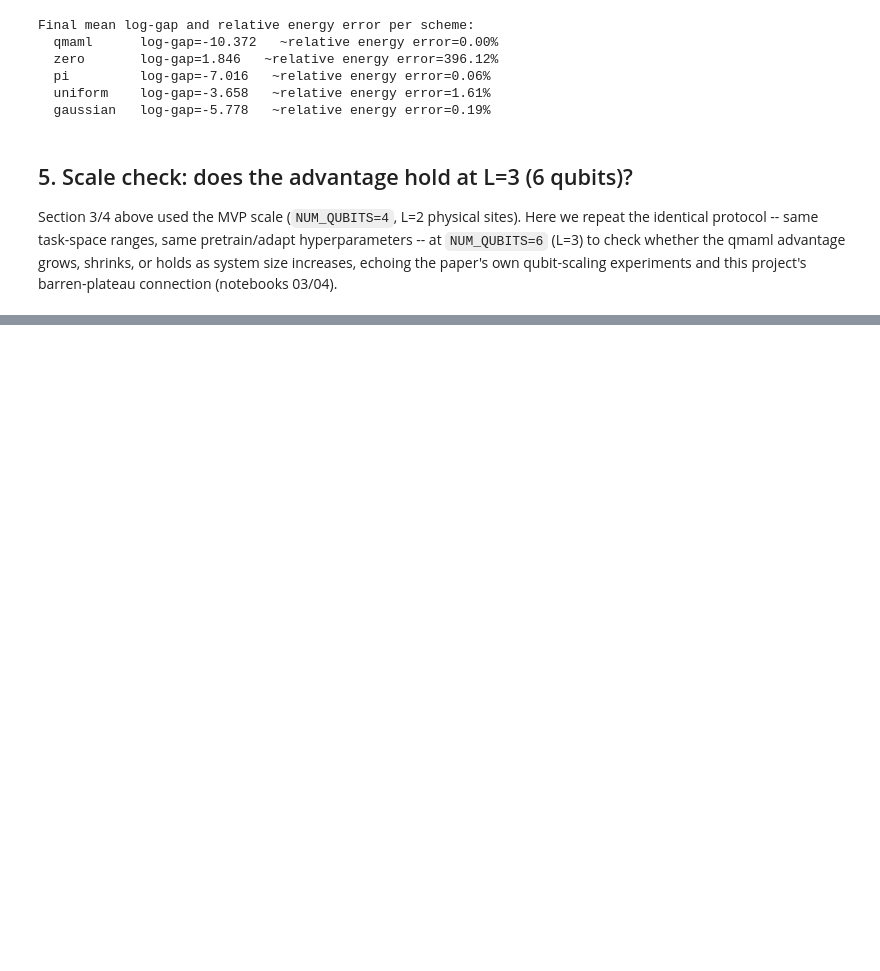
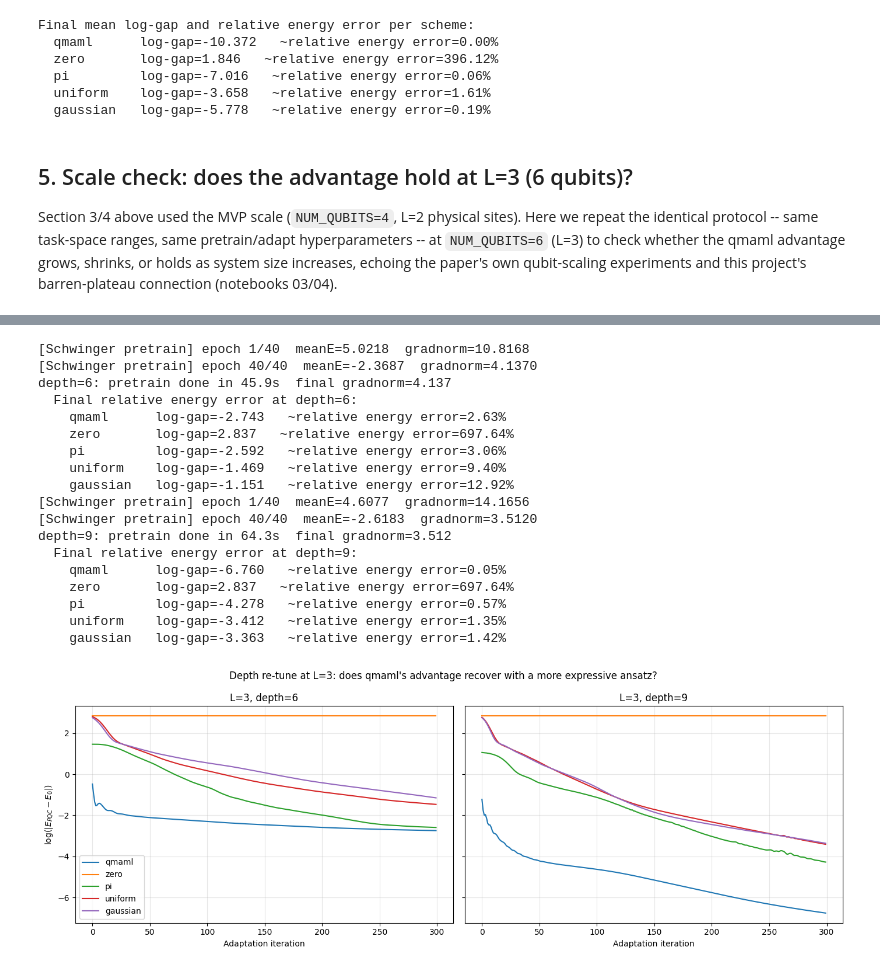
Before and after one commit to arnavk23/GSoC-ML4Sci-QMAML, a Jupyter notebook: research_notebooks/07_Schwinger_Model_QMAML.ipynb, the cells around one changed output, grey strips where cells are left out. Saved outputs shown, nothing was run; the diff lists cells and outputs as text; code cells hidden in the pictures; blank space fills up the shorter version.

Commit message:
third set of results

```diff
--- a/research_notebooks/07_Schwinger_Model_QMAML.ipynb
+++ b/research_notebooks/07_Schwinger_Model_QMAML.ipynb
@@ -265,0 +274,73 @@ Final mean log-gap and relative energy error per scheme (L=3, 6 qubits):
+# %%
+depth_sweep_results = {}
+for DEPTH_TRY in [6, 9]:
+    torch.manual_seed(SEED_L3)
+    np.random.seed(SEED_L3)
+
+    t0 = time.time()
+    learner_d, pqc_d, hist_d = pretrain_learner_schwinger(
+        NUM_QUBITS_L3, DEPTH_TRY, train_tasks_l3, epochs=PRETRAIN_EPOCHS, lr=PRETRAIN_LR, w0_scale=0.3, log_every=40
+    )
+    print(f"depth={DEPTH_TRY}: pretrain done in {time.time()-t0:.1f}s  final gradnorm={hist_d['grad_norm'][-1]:.3f}")
+
+    shape_d = param_shape(NUM_QUBITS_L3, DEPTH_TRY)
+    gaps_d = {k: [] for k in INIT_SCHEMES}
+    for (m0, g), E0 in zip(test_tasks_l3, test_E0_l3):
+        H = schwinger_hamiltonian(NUM_QUBITS_L3, m0, g)
+        for scheme in INIT_SCHEMES:
+            if scheme == "qmaml":
+                with torch.no_grad():
+                    theta0 = 0.3 * learner_d(torch.tensor([m0, g], dtype=torch.float64))
+            else:
+                theta0 = classical_init(shape_d, scheme, DEPTH_TRY)
+            _, costs = adapt_task_schwinger(pqc_d, theta0, H, iters=ADAPT_ITERS, lr=ADAPT_LR)
+            gap = np.log(np.abs(np.array(costs) - E0) + 1e-8)
+            gaps_d[scheme].append(gap)
+    for scheme in INIT_SCHEMES:
+        gaps_d[scheme] = np.stack(gaps_d[scheme])
+    depth_sweep_results[DEPTH_TRY] = gaps_d
+
+    mean_absE0_l3 = np.mean(np.abs(test_E0_l3))
+    print(f"  Final relative energy error at depth={DEPTH_TRY}:")
+    for k in INIT_SCHEMES:
+        final_gap = gaps_d[k][:, -1].mean()
+        rel_err = np.exp(final_gap) / mean_absE0_l3
+        print(f"    {k:10s} log-gap={final_gap:.3f}   ~relative energy error={rel_err:.2%}")
+
+with open(os.path.join(RESULTS_DIR, "depth_sweep_L3.json"), "w") as f:
+    json.dump({str(d): {k: v.tolist() for k, v in g.items()} for d, g in depth_sweep_results.items()}, f)
+
+fig, axes = plt.subplots(1, 2, figsize=(14, 5), sharey=True)
+for ax, DEPTH_TRY in zip(axes, [6, 9]):
+    for scheme in INIT_SCHEMES:
+        mean = depth_sweep_results[DEPTH_TRY][scheme].mean(axis=0)
+        ax.plot(mean, label=scheme)
+    ax.set_title(f"L=3, depth={DEPTH_TRY}")
+    ax.set_xlabel("Adaptation iteration")
+    ax.grid(alpha=0.3)
+axes[0].set_ylabel(r"$\log(|E_{PQC} - E_0|)$")
+axes[0].legend()
+fig.suptitle("Depth re-tune at L=3: does qmaml's advantage recover with a more expressive ansatz?")
+fig.tight_layout()
+fig.savefig(os.path.join(RESULTS_DIR, "depth_sweep_L3.png"), dpi=150)
+plt.show()
+# %% [output]
+[Schwinger pretrain] epoch 1/40  meanE=5.0218  gradnorm=10.8168
+[Schwinger pretrain] epoch 40/40  meanE=-2.3687  gradnorm=4.1370
+depth=6: pretrain done in 45.9s  final gradnorm=4.137
+  Final relative energy error at depth=6:
+    qmaml      log-gap=-2.743   ~relative energy error=2.63%
+    zero       log-gap=2.837   ~relative energy error=697.64%
+    pi         log-gap=-2.592   ~relative energy error=3.06%
+    uniform    log-gap=-1.469   ~relative energy error=9.40%
+    gaussian   log-gap=-1.151   ~relative energy error=12.92%
+[Schwinger pretrain] epoch 1/40  meanE=4.6077  gradnorm=14.1656
+[Schwinger pretrain] epoch 40/40  meanE=-2.6183  gradnorm=3.5120
+depth=9: pretrain done in 64.3s  final gradnorm=3.512
+  Final relative energy error at depth=9:
+    qmaml      log-gap=-6.760   ~relative energy error=0.05%
+    zero       log-gap=2.837   ~relative energy error=697.64%
+    pi         log-gap=-4.278   ~relative energy error=0.57%
+    uniform    log-gap=-3.412   ~relative energy error=1.35%
+    gaussian   log-gap=-3.363   ~relative energy error=1.42%
+[figure, added]
```
Also changed, not shown: parts of 8 cells of this notebook, 25 other files.
